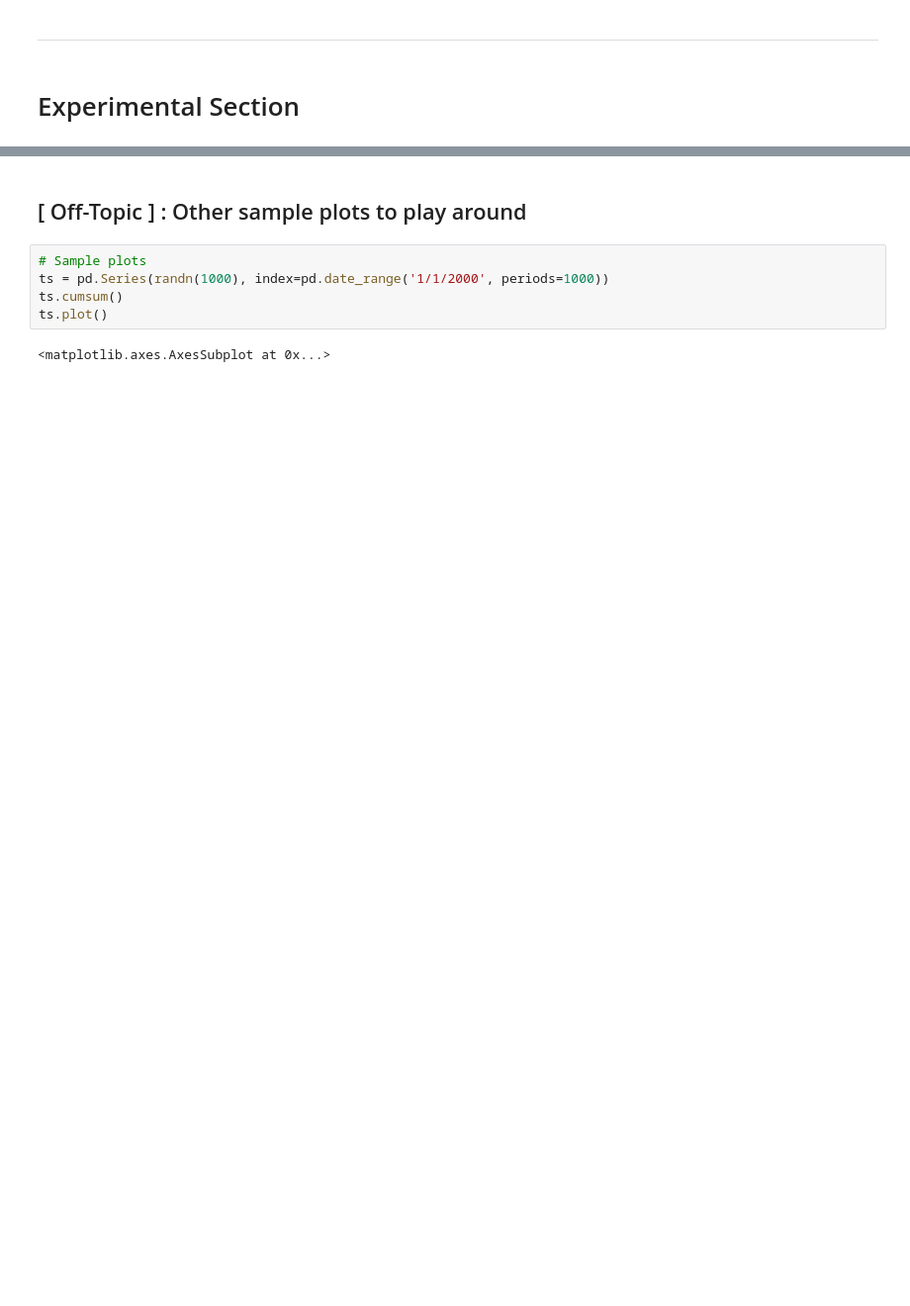
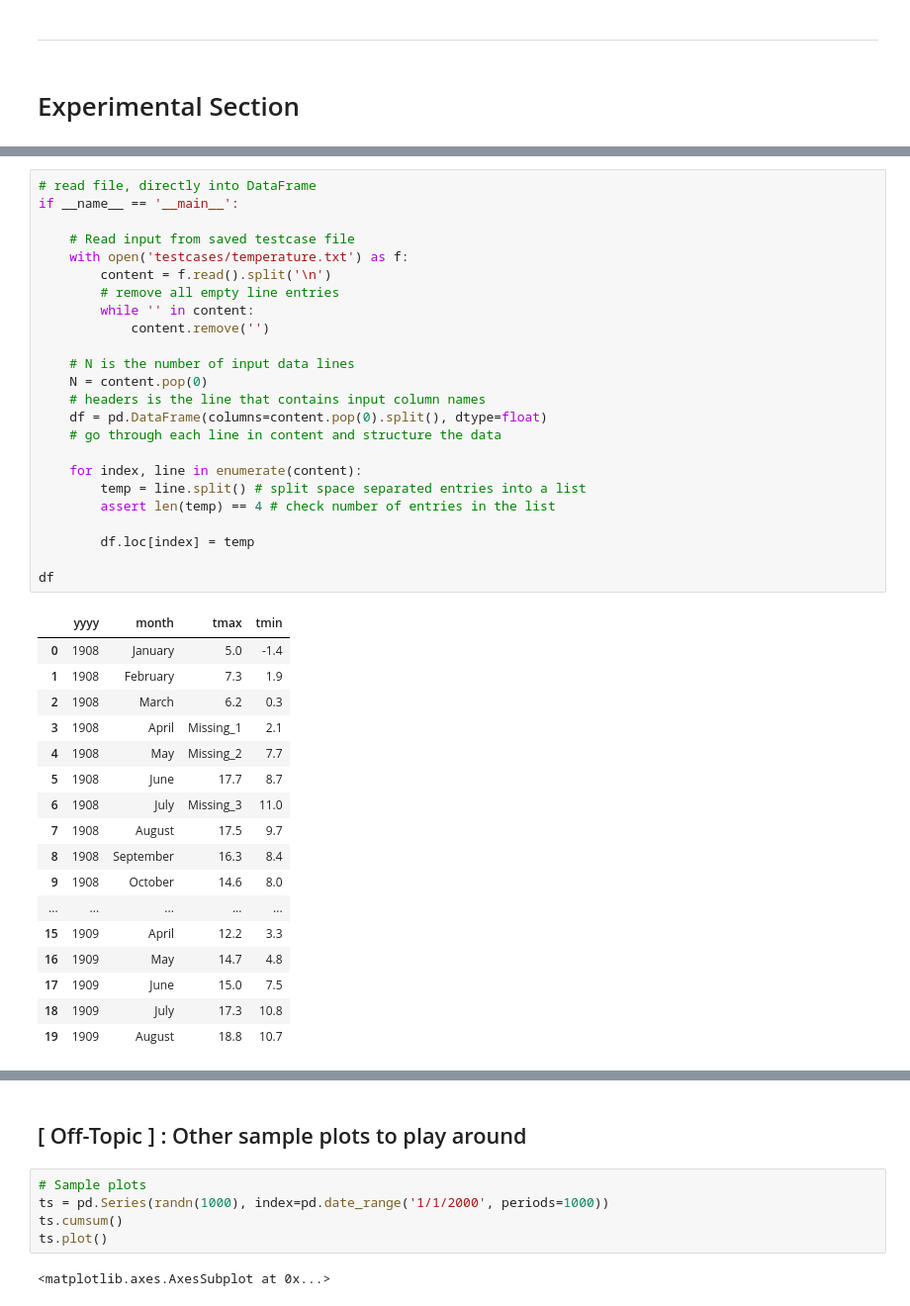
Before and after one commit to Devang-25/codeRiddles, a Jupyter notebook: hacker_rank/expansion-challenge/temperature_prediction_sample.ipynb, the cells around one changed output, grey strips where cells are left out. Shown at 99% size. Saved outputs shown, nothing was run; the diff lists cells and outputs as text; blank space fills up the shorter version.

```diff
--- a/hacker_rank/expansion-challenge/temperature_prediction_sample.ipynb
+++ b/hacker_rank/expansion-challenge/temperature_prediction_sample.ipynb
@@ -322,0 +321,42 @@ PT.df[[2,3]].applymap(lambda x: pd.notnull(x))
+# %%
+# read file, directly into DataFrame
+if __name__ == '__main__':
+
+    # Read input from saved testcase file
+    with open('testcases/temperature.txt') as f:
+        content = f.read().split('\n')
+        # remove all empty line entries
+        while '' in content:
+            content.remove('')
+
+    # N is the number of input data lines
+    N = content.pop(0)
+    # headers is the line that contains input column names
+    df = pd.DataFrame(columns=content.pop(0).split(), dtype=float)
+    # go through each line in content and structure the data
+
+    for index, line in enumerate(content):
+        temp = line.split() # split space separated entries into a list
+        assert len(temp) == 4 # check number of entries in the list
+
+        df.loc[index] = temp
+
+df
+# %% [output]
+|  | yyyy | month | tmax | tmin |
+| 0 | 1908 | January | 5.0 | -1.4 |
+| 1 | 1908 | February | 7.3 | 1.9 |
+| 2 | 1908 | March | 6.2 | 0.3 |
+| 3 | 1908 | April | Missing_1 | 2.1 |
+| 4 | 1908 | May | Missing_2 | 7.7 |
+| 5 | 1908 | June | 17.7 | 8.7 |
+| 6 | 1908 | July | Missing_3 | 11.0 |
+| 7 | 1908 | August | 17.5 | 9.7 |
+| 8 | 1908 | September | 16.3 | 8.4 |
+| 9 | 1908 | October | 14.6 | 8.0 |
+| ... | ... | ... | ... | ... |
+| 15 | 1909 | April | 12.2 | 3.3 |
+| 16 | 1909 | May | 14.7 | 4.8 |
+| 17 | 1909 | June | 15.0 | 7.5 |
+| 18 | 1909 | July | 17.3 | 10.8 |
+| 19 | 1909 | August | 18.8 | 10.7 |
```
Also changed, not shown: parts of 19 cells of this notebook.
